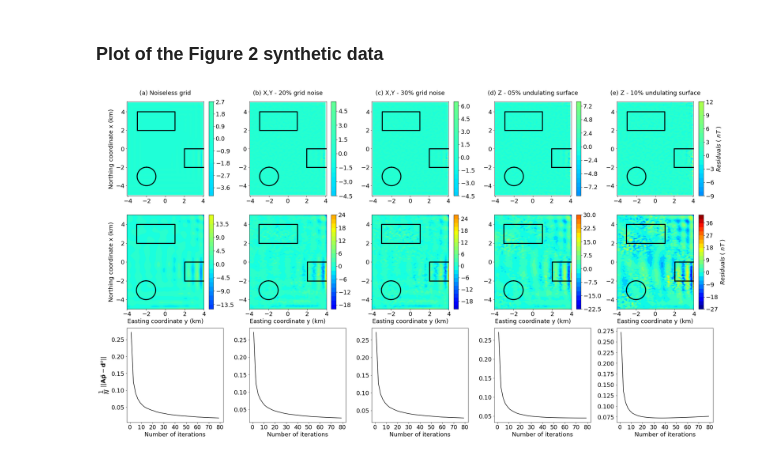
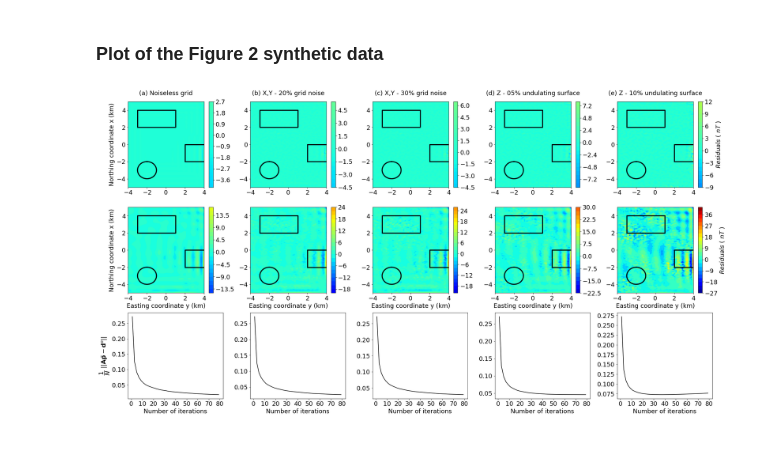
Before and after one commit to pinga-lab/eq_layer_mag_toeplitz, a Jupyter notebook: code/Figure_2_generator_v2.ipynb, the cells around one changed output. Saved outputs shown, nothing was run; the diff lists cells and outputs as text; code cells hidden in the pictures.

```diff
--- a/code/Figure_2_generator_v2.ipynb
+++ b/code/Figure_2_generator_v2.ipynb
@@ -112,7 +112,10 @@ y_p = [2., 4, 4, 2, 2.]
 x_p2 = [2, 2, 6, 6, 2]
 y_p2 = [-2, 0, 0, -2, -2.]
 
-fig = plt.figure(figsize=(27,15))
+height= 13.
+width = 25.
+height_per_width = height/width
+fig = plt.figure(figsize=(4.33*6,4.33*height_per_width*6))
 fig.patch.set_facecolor('xkcd:white')
 
 plt.subplot(351)
@@ -124,8 +127,8 @@ plt.plot(y, x, color="k", linewidth=3)
 cb = plt.colorbar(shrink=1)
 cb.ax.tick_params(labelsize=18)
 #cb.set_label('$Residuals$ ( $nT$ )', rotation=90, fontsize=18)
-plt.xlim(np.min(yi_plot)-0.1,np.max(yi_plot)+0.1)
-plt.ylim(np.min(xi_plot)-0.1,np.max(xi_plot)+0.1)
+plt.xlim(np.min(yi_plot),np.max(yi_plot))
+plt.ylim(np.min(xi_plot),np.max(xi_plot))
 plt.xticks(fontsize=18)
 plt.yticks(fontsize=18)
 #plt.xlabel('Easting coordinate y (km)', fontsize=18)
@@ -167,8 +170,8 @@ plt.plot(y, x, color="k", linewidth=3)
 cb = plt.colorbar(shrink=1)
 cb.ax.tick_params(labelsize=18)
 #cb.set_label('$Residuals$ ( $nT$ )', rotation=90, fontsize=18)
-plt.xlim(np.min(yi_plot)-0.1,np.max(yi_plot)+0.1)
-plt.ylim(np.min(xi_plot)-0.1,np.max(xi_plot)+0.1)
+plt.xlim(np.min(yi_plot),np.max(yi_plot))
+plt.ylim(np.min(xi_plot),np.max(xi_plot))
 plt.xticks(fontsize=18)
 plt.yticks(fontsize=18)
 #plt.xlabel('Easting coordinate y (km)', fontsize=18)
@@ -210,8 +213,8 @@ plt.plot(y, x, color="k", linewidth=3)
 cb = plt.colorbar(shrink=1)
 cb.ax.tick_params(labelsize=18)
 #cb.set_label('$Residuals$ ( $nT$ )', rotation=90, fontsize=18)
-plt.xlim(np.min(yi_plot)-0.1,np.max(yi_plot)+0.1)
-plt.ylim(np.min(xi_plot)-0.1,np.max(xi_plot)+0.1)
+plt.xlim(np.min(yi_plot),np.max(yi_plot))
+plt.ylim(np.min(xi_plot),np.max(xi_plot))
 plt.xticks(fontsize=18)
 plt.yticks(fontsize=18)
 #plt.xlabel('Easting coordinate y (km)', fontsize=18)
@@ -253,8 +256,8 @@ plt.plot(y, x, color="k", linewidth=3)
 cb = plt.colorbar(shrink=1)
 cb.ax.tick_params(labelsize=18)
 #cb.set_label('$Residuals$ ( $nT$ )', rotation=90, fontsize=18)
-plt.xlim(np.min(yi_plot)-0.1,np.max(yi_plot)+0.1)
-plt.ylim(np.min(xi_plot)-0.1,np.max(xi_plot)+0.1)
+plt.xlim(np.min(yi_plot),np.max(yi_plot))
+plt.ylim(np.min(xi_plot),np.max(xi_plot))
 plt.xticks(fontsize=18)
 plt.yticks(fontsize=18)
 #plt.xlabel('Easting coordinate y (km)', fontsize=18)
@@ -296,8 +299,8 @@ plt.plot(y, x, color="k", linewidth=3)
 cb = plt.colorbar(shrink=1)
 cb.ax.tick_params(labelsize=18)
 cb.set_label('$Residuals$ ( $nT$ )', rotation=90, fontsize=18)
-plt.xlim(np.min(yi_plot)-0.1,np.max(yi_plot)+0.1)
-plt.ylim(np.min(xi_plot)-0.1,np.max(xi_plot)+0.1)
+plt.xlim(np.min(yi_plot),np.max(yi_plot))
+plt.ylim(np.min(xi_plot),np.max(xi_plot))
 plt.xticks(fontsize=18)
 plt.yticks(fontsize=18)
 #plt.xlabel('Easting coordinate y (km)', fontsize=18)
@@ -305,32 +308,32 @@ plt.yticks(fontsize=18)
 
 plt.subplot(3,5,10)
 #plt.title('(n)', y=0.91, x=-0.15, fontsize=18)
 plt.tricontourf(yi_plot, xi_plot,synthetic_irregular_z10_tf['delta_tf_bccb'],22,vmin=scale_min, vmax=scale_max,cmap='jet')
 plt.plot(x_p,y_p,color="k", linewidth=3)
 plt.plot(x_p2,y_p2,color="k", linewidth=3)
 plt.plot(y, x, color="k", linewidth=3)
 cb = plt.colorbar(shrink=1)
 cb.ax.tick_params(labelsize=18)
 cb.set_label('$Residuals$ ( $nT$ )', rotation=90, fontsize=18)
 plt.xlim(np.min(yi_plot),np.max(yi_plot))
 plt.ylim(np.min(xi_plot),np.max(xi_plot))
 plt.xticks(fontsize=18)
 plt.yticks(fontsize=18)
 plt.xlabel('Easting coordinate y (km)', fontsize=18)
 #plt.ylabel('Northing coordinate x (km)', fontsize=18)
 
 plt.subplot(3,5,15)
 #plt.title('(o)', y=0.91, x=-0.15, fontsize=18)
 plt.plot(synthetic_irregular_z10_tf['itmax'], synthetic_irregular_z10_tf['res_list_ls'], 'k-')
 plt.xlabel('Number of iterations', fontsize=18)
 #plt.ylabel('$\dfrac{1}{N} \,\,||\mathbf{A} \~{\mathbf{p}} - \mathbf{d}^o||$', fontsize=18)
 #plt.legend(loc='best', fontsize=18)
 plt.xticks(fontsize=18)
 plt.yticks(fontsize=18)
 #plt.xlabel('Easting coordinate y (km)', fontsize=18)
 #plt.ylabel('Northing coordinate x (km)', fontsize=18)
 
 plt.tight_layout()
-plt.savefig('figures/synthetic_residuals_convergence_comparison_v2.png', dpi=300)
+#plt.savefig('figures/Figure 5.png', dpi=300)
 # %% [output]
-[figure, old version]
+[figure, new version]
```
Also changed, not shown: 49 other files.
